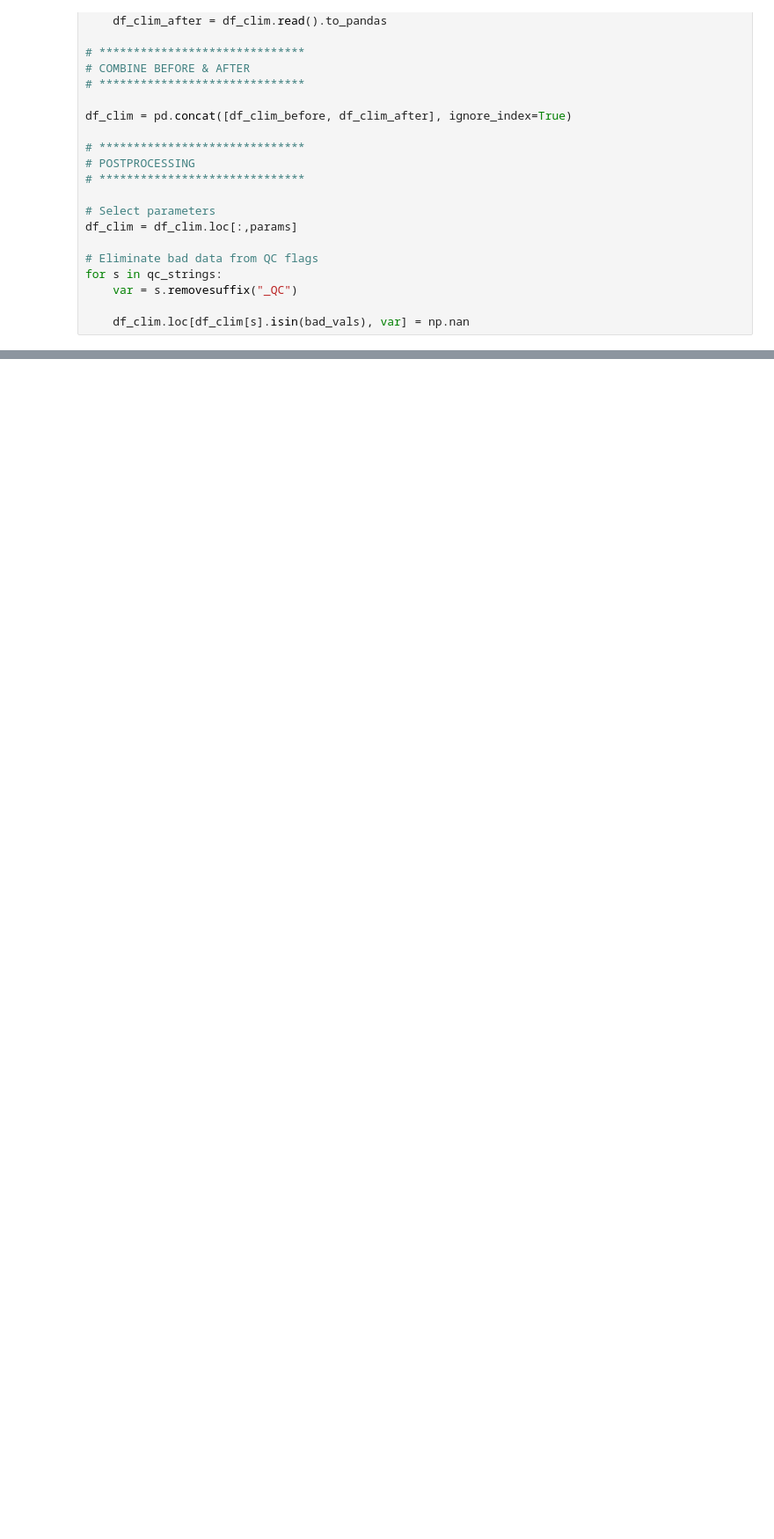
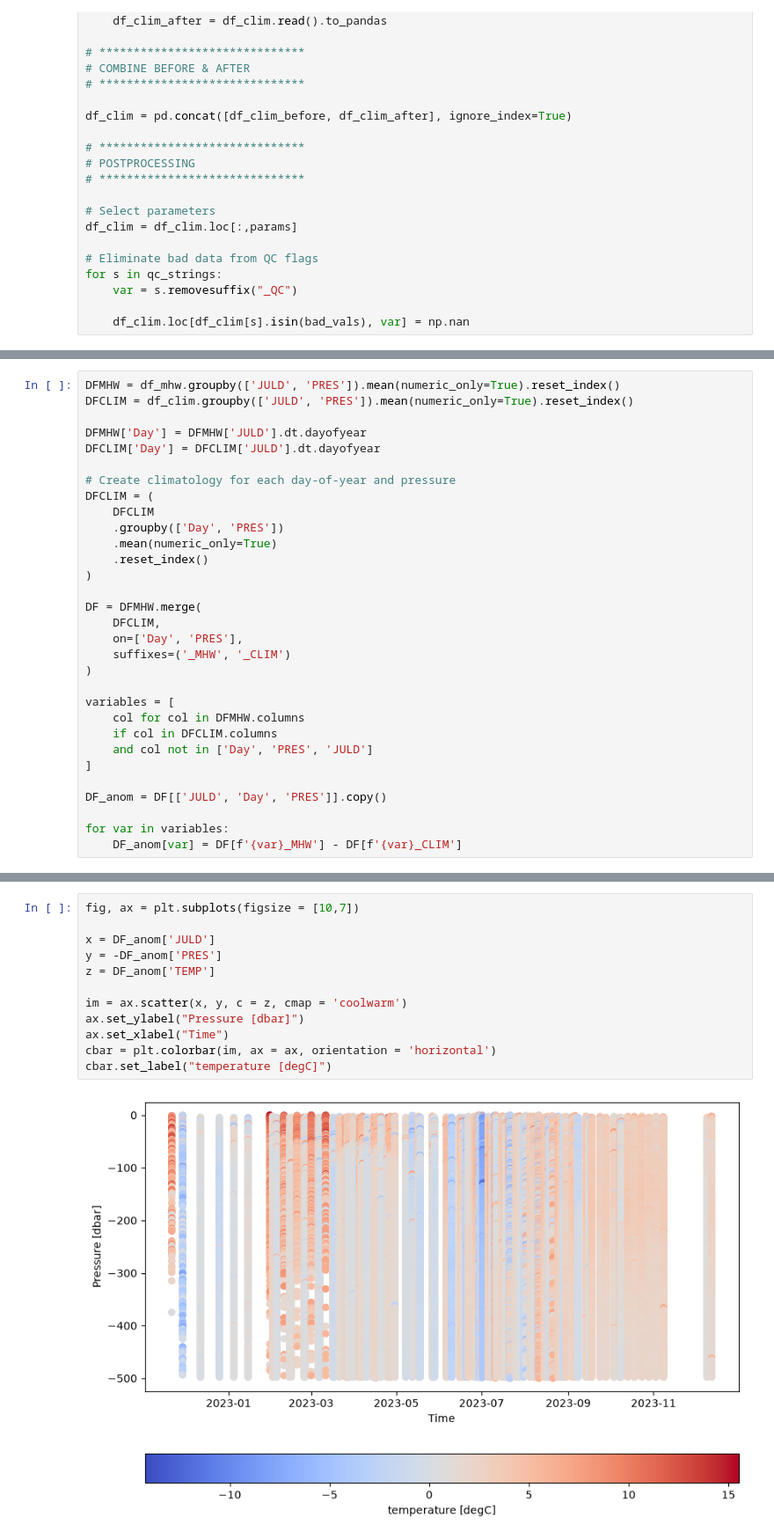
Before and after one commit to go-bgc/Marine-Heat-Waves, a Jupyter notebook: contributors/abby/LoadData_AB.ipynb, the cells around one changed output, grey strips where cells are left out. Shown at 88% size. Cells and saved outputs as stored; diff of their text form; blank space fills up the shorter version.

```diff
--- a/contributors/abby/LoadData_AB.ipynb
+++ b/contributors/abby/LoadData_AB.ipynb
@@ -499,0 +553,31 @@ df_clim
+# %%
+DFMHW = df_mhw.groupby(['JULD', 'PRES']).mean(numeric_only=True).reset_index()
+DFCLIM = df_clim.groupby(['JULD', 'PRES']).mean(numeric_only=True).reset_index()
+
+DFMHW['Day'] = DFMHW['JULD'].dt.dayofyear
+DFCLIM['Day'] = DFCLIM['JULD'].dt.dayofyear
+
+# Create climatology for each day-of-year and pressure
+DFCLIM = (
+    DFCLIM
+    .groupby(['Day', 'PRES'])
+    .mean(numeric_only=True)
+    .reset_index()
+)
+
+DF = DFMHW.merge(
+    DFCLIM,
+    on=['Day', 'PRES'],
+    suffixes=('_MHW', '_CLIM')
+)
+
+variables = [
+    col for col in DFMHW.columns
+    if col in DFCLIM.columns
+    and col not in ['Day', 'PRES', 'JULD']
+]
+
+DF_anom = DF[['JULD', 'Day', 'PRES']].copy()
+
+for var in variables:
+    DF_anom[var] = DF[f'{var}_MHW'] - DF[f'{var}_CLIM']
@@ -499,0 +586,14 @@ df_clim
+# %%
+fig, ax = plt.subplots(figsize = [10,7])
+
+x = DF_anom['JULD']
+y = -DF_anom['PRES']
+z = DF_anom['TEMP']
+
+im = ax.scatter(x, y, c = z, cmap = 'coolwarm')
+ax.set_ylabel("Pressure [dbar]")
+ax.set_xlabel("Time")
+cbar = plt.colorbar(im, ax = ax, orientation = 'horizontal')
+cbar.set_label("temperature [degC]")
+# %% [output]
+[figure, added]
```
Also changed, not shown: parts of 18 cells of this notebook, 1 other file.
